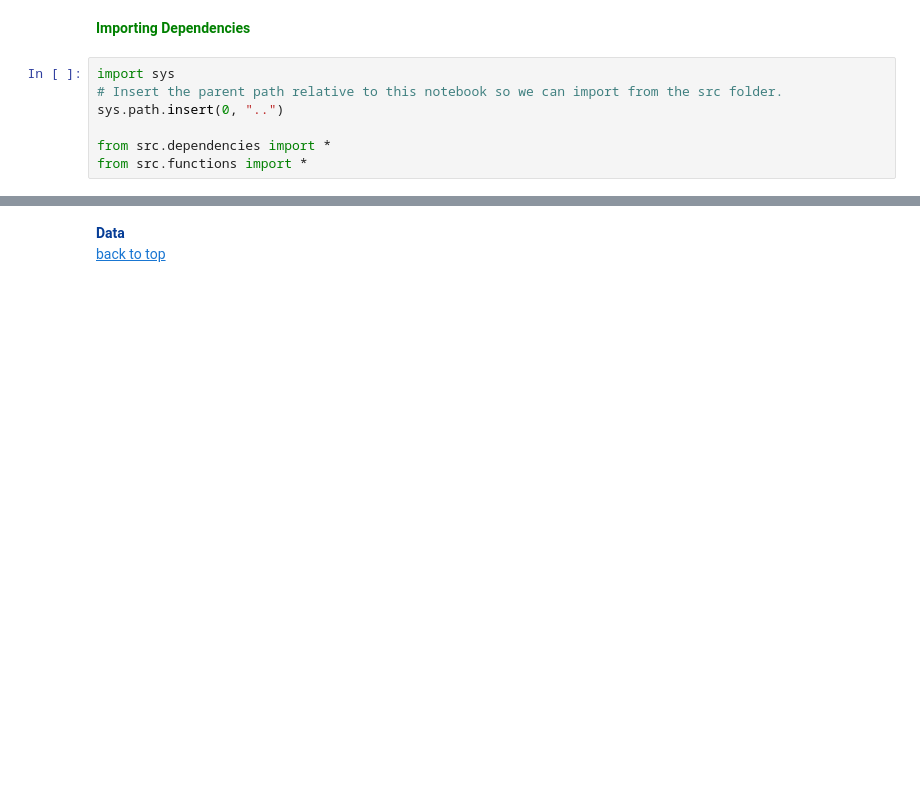
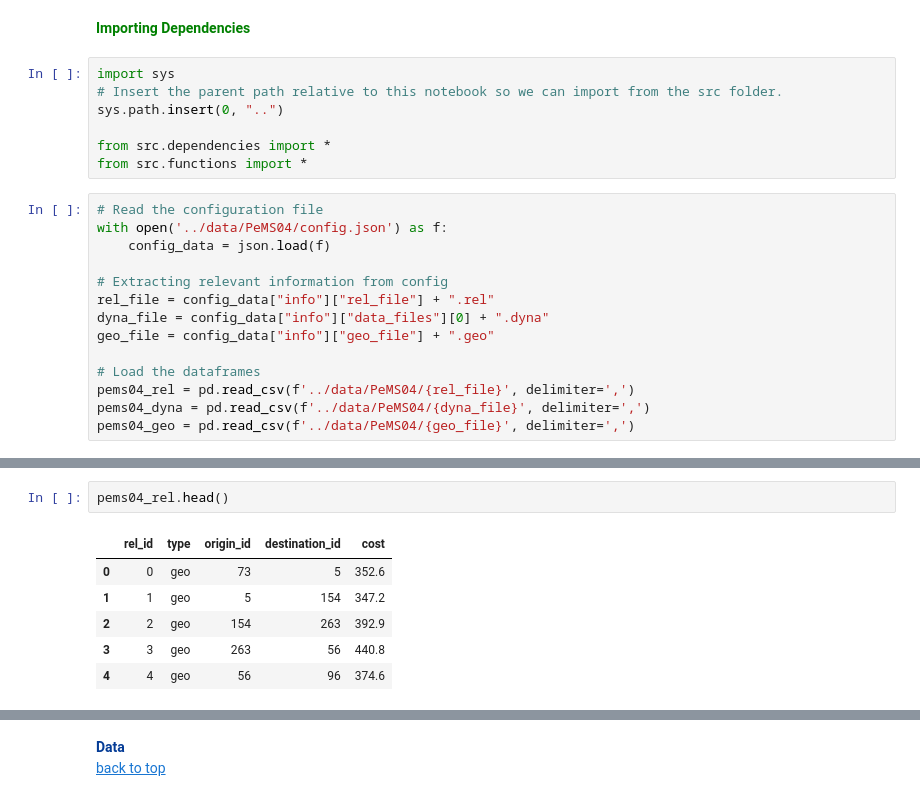
Before and after one commit to omar-kabeer/UrbanFlow-Prediction-DLT, a Jupyter notebook: notebooks/dataset_analysis.ipynb, the cells around one changed output, grey strips where cells are left out. Saved outputs shown, nothing was run; the diff lists cells and outputs as text; blank space fills up the shorter version.

```diff
--- a/notebooks/dataset_analysis.ipynb
+++ b/notebooks/dataset_analysis.ipynb
@@ -61,3 +61,17 @@ sys.path.insert(0, "..")
 
 from src.dependencies import *
 from src.functions import *
+# %%
+# Read the configuration file
+with open('../data/PeMS04/config.json') as f:
+    config_data = json.load(f)
+
+# Extracting relevant information from config
+rel_file = config_data["info"]["rel_file"] + ".rel"
+dyna_file = config_data["info"]["data_files"][0] + ".dyna"
+geo_file = config_data["info"]["geo_file"] + ".geo"
+
+# Load the dataframes
+pems04_rel = pd.read_csv(f'../data/PeMS04/{rel_file}', delimiter=',')
+pems04_dyna = pd.read_csv(f'../data/PeMS04/{dyna_file}', delimiter=',')
+pems04_geo = pd.read_csv(f'../data/PeMS04/{geo_file}', delimiter=',')
@@ -63,0 +194,9 @@ from src.functions import *
+# %%
+pems04_rel.head()
+# %% [output]
+|  | rel_id | type | origin_id | destination_id | cost |
+| 0 | 0 | geo | 73 | 5 | 352.6 |
+| 1 | 1 | geo | 5 | 154 | 347.2 |
+| 2 | 2 | geo | 154 | 263 | 392.9 |
+| 3 | 3 | geo | 263 | 56 | 440.8 |
+| 4 | 4 | geo | 56 | 96 | 374.6 |
```
Also changed, not shown: parts of 70 cells of this notebook, 2 other files.
